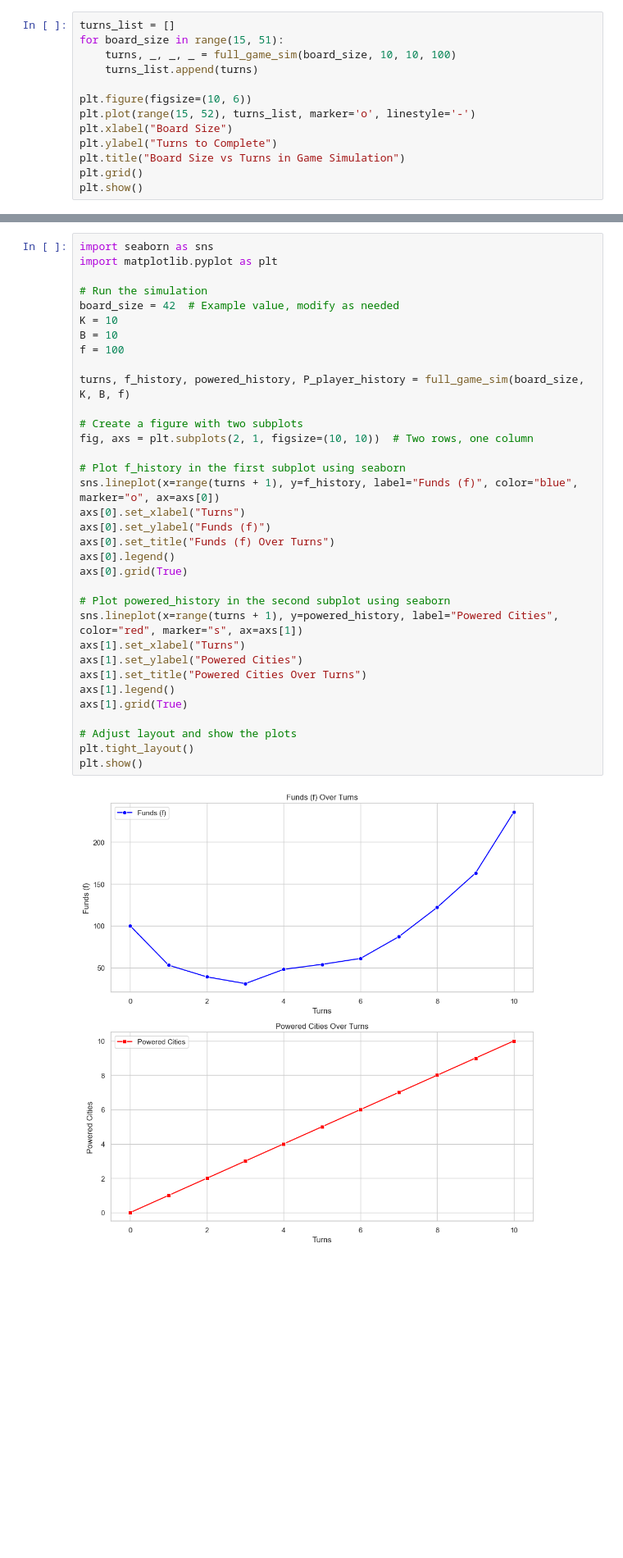
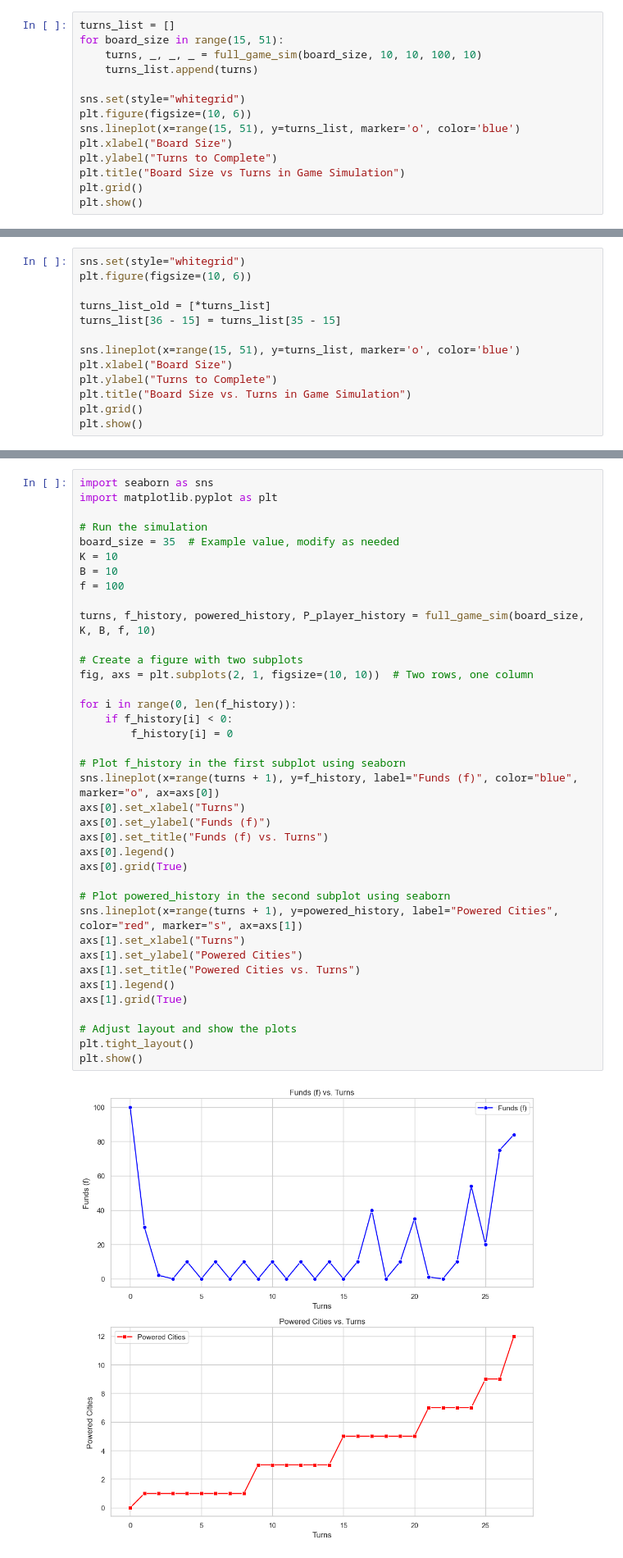
Before and after one commit to Cubified/power_grid, a Jupyter notebook: 00_algorithm_experiments.ipynb, the cells around one changed output, grey strips where cells are left out. Shown: that part at 82% size. Cells and saved outputs as stored; diff of their text form; blank space fills up the shorter version.

```diff
--- a/00_algorithm_experiments.ipynb
+++ b/00_algorithm_experiments.ipynb
@@ -996,11 +1008,12 @@ full_game_sim(45, K, B, f)
 # %%
 turns_list = []
 for board_size in range(15, 51):
-    turns, _, _, _ = full_game_sim(board_size, 10, 10, 100)
+    turns, _, _, _ = full_game_sim(board_size, 10, 10, 100, 10)
     turns_list.append(turns)
 
+sns.set(style="whitegrid")
 plt.figure(figsize=(10, 6))
-plt.plot(range(15, 52), turns_list, marker='o', linestyle='-')
+sns.lineplot(x=range(15, 51), y=turns_list, marker='o', color='blue')
 plt.xlabel("Board Size")
 plt.ylabel("Turns to Complete")
 plt.title("Board Size vs Turns in Game Simulation")
@@ -1010,0 +1024,13 @@ KeyboardInterrupt:
+# %%
+sns.set(style="whitegrid")
+plt.figure(figsize=(10, 6))
+
+turns_list_old = [*turns_list]
+turns_list[36 - 15] = turns_list[35 - 15]
+
+sns.lineplot(x=range(15, 51), y=turns_list, marker='o', color='blue')
+plt.xlabel("Board Size")
+plt.ylabel("Turns to Complete")
+plt.title("Board Size vs. Turns in Game Simulation")
+plt.grid()
+plt.show()
@@ -1057,35 +1086,39 @@ plt.show()
 import seaborn as sns
 import matplotlib.pyplot as plt
 
 # Run the simulation
-board_size = 42  # Example value, modify as needed
+board_size = 35  # Example value, modify as needed
 K = 10
 B = 10
 f = 100
 
-turns, f_history, powered_history, P_player_history = full_game_sim(board_size, K, B, f)
+turns, f_history, powered_history, P_player_history = full_game_sim(board_size, K, B, f, 10)
 
 # Create a figure with two subplots
 fig, axs = plt.subplots(2, 1, figsize=(10, 10))  # Two rows, one column
+
+for i in range(0, len(f_history)):
+    if f_history[i] < 0:
+        f_history[i] = 0
 
 # Plot f_history in the first subplot using seaborn
 sns.lineplot(x=range(turns + 1), y=f_history, label="Funds (f)", color="blue", marker="o", ax=axs[0])
 axs[0].set_xlabel("Turns")
 axs[0].set_ylabel("Funds (f)")
-axs[0].set_title("Funds (f) Over Turns")
+axs[0].set_title("Funds (f) vs. Turns")
 axs[0].legend()
 axs[0].grid(True)
 
 # Plot powered_history in the second subplot using seaborn
 sns.lineplot(x=range(turns + 1), y=powered_history, label="Powered Cities", color="red", marker="s", ax=axs[1])
 axs[1].set_xlabel("Turns")
 axs[1].set_ylabel("Powered Cities")
-axs[1].set_title("Powered Cities Over Turns")
+axs[1].set_title("Powered Cities vs. Turns")
 axs[1].legend()
 axs[1].grid(True)
 
 # Adjust layout and show the plots
 plt.tight_layout()
 plt.show()
 # %% [output]
-[figure, old version]
+[figure, new version]
```
Also changed, not shown: parts of 12 cells of this notebook.
